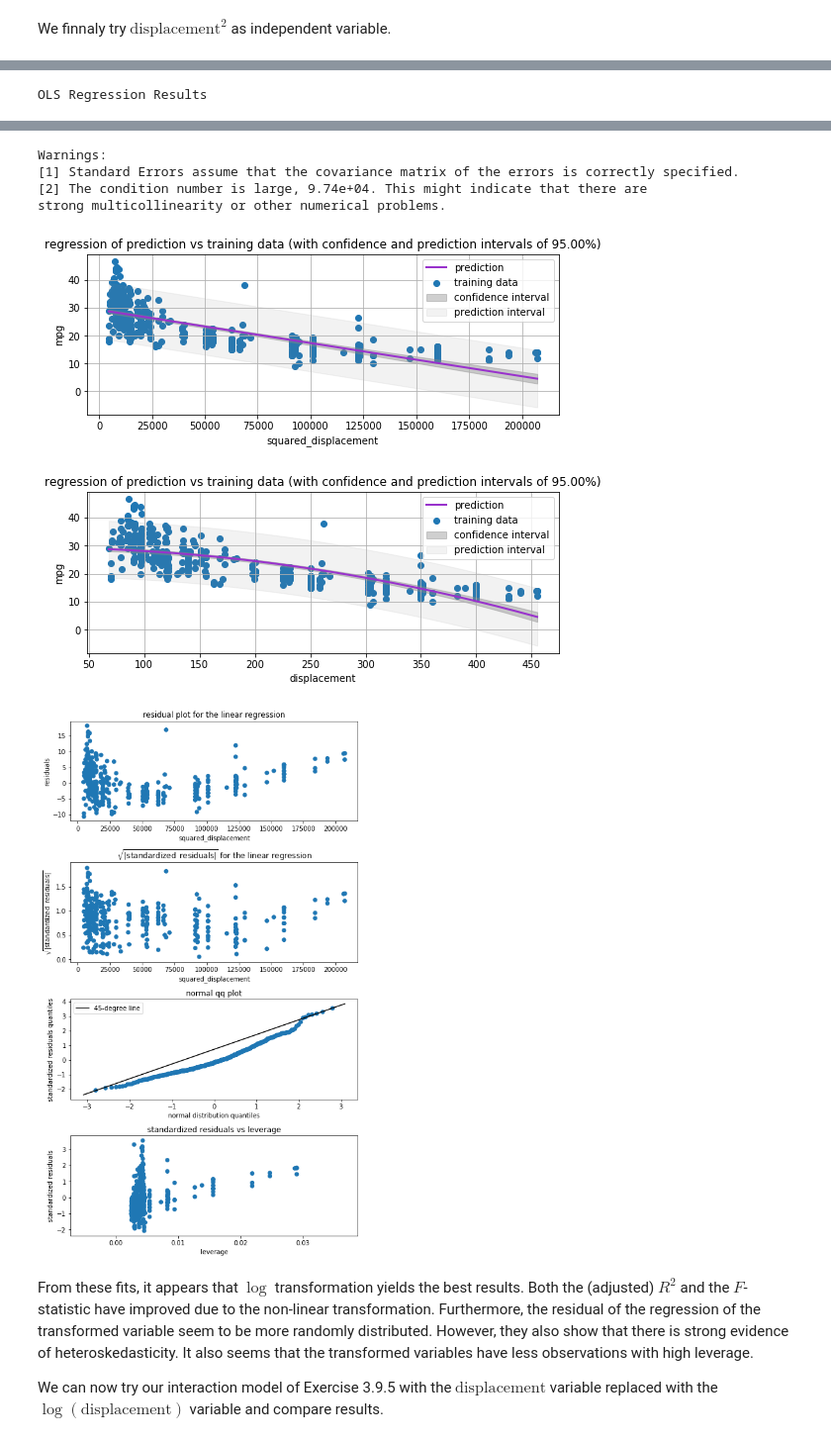
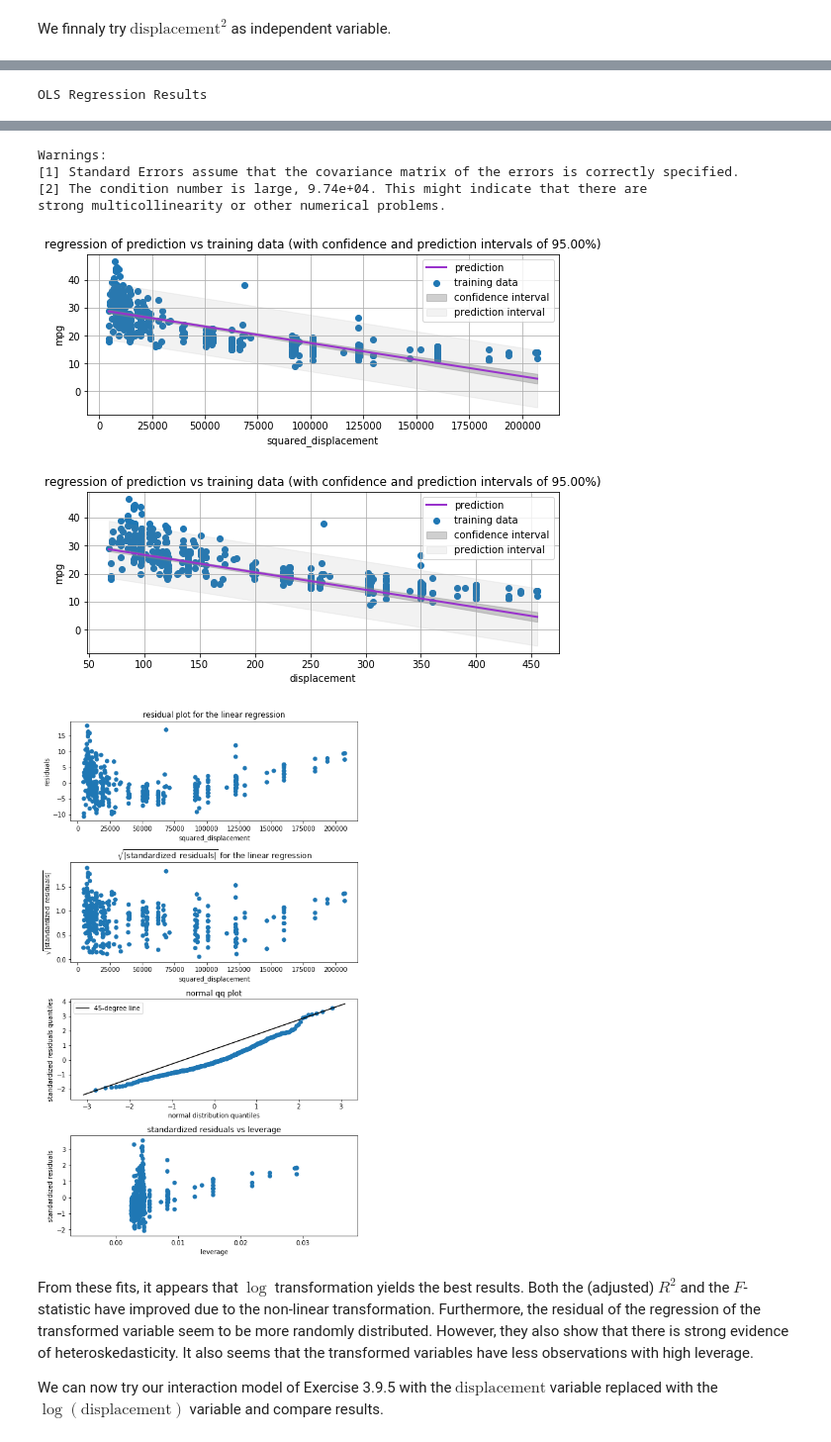
Before and after one commit to HerrBroekman/Python-solutions-for-An-Introduction-to-Statistical-Learning, a Jupyter notebook: Chapter3/Exercise09/3_9.ipynb, the cells around one changed output, grey strips where cells are left out. Shown at 99% size. Saved outputs shown, nothing was run; the diff lists cells and outputs as text; code cells hidden in the pictures.

```diff
--- a/Chapter3/Exercise09/3_9.ipynb
+++ b/Chapter3/Exercise09/3_9.ipynb
@@ -352,7 +350,7 @@ model = sm.OLS(df_Y, df_X)
 fitted = model.fit()
 fitted.summary()
 createLinearRegressionPlot(df_X, df_Y, fitted_model=fitted)
-createLinearRegressionPlot(df_X, df_Y, fitted_model=fitted, transformation={'displacement': lambda x: x**(1/2)})
+createLinearRegressionPlot(df_X, df_Y, fitted_model=fitted, df_independent=df[['displacement']])
 createResidualPlots(df_X, df_Y, fitted_model=fitted)
 # %% [output]
 |  | squared_displacement | displacement |
@@ -371,20 +369,20 @@ OLS Regression Results
 | No. Observations: | 392 | AIC: | 2399. |
 | Df Residuals: | 390 | BIC: | 2407. |
 | Df Model: | 1 |  |  |
 | Covariance Type: | nonrobust |  |  |
 |  | coef | std err | t | P>|t| | [0.025 | 0.975] |
 | Intercept | 29.2577 | 0.366 | 79.923 | 0.000 | 28.538 | 29.977 |
 | squared_displacement | -0.0001 | 5.29e-06 | -22.554 | 0.000 | -0.000 | -0.000 |
 | Omnibus: | 38.414 | Durbin-Watson: | 0.894 |
 | Prob(Omnibus): | 0.000 | Jarque-Bera (JB): | 47.066 |
 | Skew: | 0.792 | Prob(JB): | 6.02e-11 |
 | Kurtosis: | 3.610 | Cond. No. | 9.74e+04 |
 Warnings:
 [1] Standard Errors assume that the covariance matrix of the errors is correctly specified.
 [2] The condition number is large, 9.74e+04. This might indicate that there are
 strong multicollinearity or other numerical problems.
 [figure]
-[figure, old version]
+[figure, new version]
 [figure]
 # %% [markdown]
 <p>From these fits, it appears that $\log$ transformation yields the best results. Both the (adjusted) $R^2$ and the $F$-statistic have improved due to the non-linear transformation. Furthermore, the residual of the regression of the transformed variable seem to be more randomly distributed. However, they also show that there is strong evidence of heteroskedasticity. It also seems that the transformed variables have less observations with high leverage.</p>
```
Also changed, not shown: parts of 7 cells of this notebook, 1 other file.
